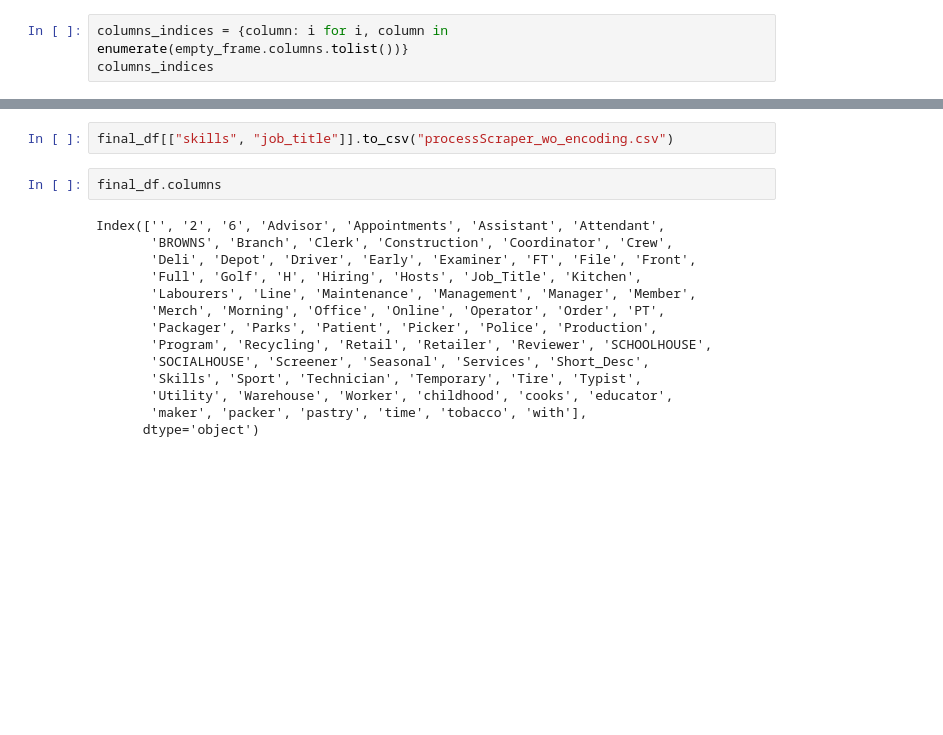
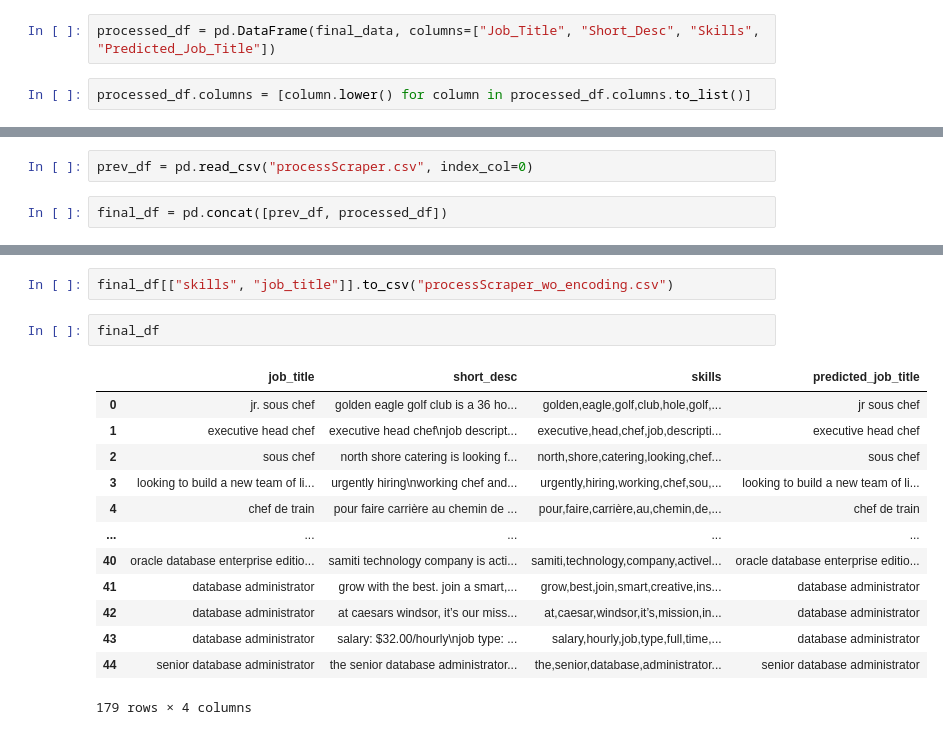
Before and after one commit to harris222/jobComparison, a Jupyter notebook: theScraper/processScraper.ipynb, the cells around one changed output, grey strips where cells are left out. Saved outputs shown, nothing was run; the diff lists cells and outputs as text; blank space fills up the shorter version.

Commit message:
Scraped database administrator, data analyst, software developer, and chef

```diff
--- a/theScraper/processScraper.ipynb
+++ b/theScraper/processScraper.ipynb
@@ -138,3 +152,4 @@ empty_frame.columns.tolist()
+# %%
+processed_df = pd.DataFrame(final_data, columns=["Job_Title", "Short_Desc", "Skills", "Predicted_Job_Title"])
 # %%
-columns_indices = {column: i for i, column in enumerate(empty_frame.columns.tolist())}
-columns_indices
+processed_df.columns = [column.lower() for column in processed_df.columns.to_list()]
@@ -249,20 +173,24 @@ Index(['', '2', '6', 'advisor', 'appointments', 'assistant', 'attendant',
+# %%
+prev_df = pd.read_csv("processScraper.csv", index_col=0)
+# %%
+final_df = pd.concat([prev_df, processed_df])
 # %%
 final_df.to_csv("processScraper.csv")
 # %%
 final_df[["skills", "job_title"]].to_csv("processScraper_wo_encoding.csv")
 # %%
-final_df.columns
+final_df
 # %% [output]
+|  | job_title | short_desc | skills | predicted_job_title |
+| 0 | jr. sous chef | golden eagle golf club is a 36 ho... | golden,eagle,golf,club,hole,golf,... | jr sous chef |
+| 1 | executive head chef | executive head chef\njob descript... | executive,head,chef,job,descripti... | executive head chef |
+| 2 | sous chef | north shore catering is looking f... | north,shore,catering,looking,chef... | sous chef |
+| 3 | looking to build a new team of li... | urgently hiring\nworking chef and... | urgently,hiring,working,chef,sou,... | looking to build a new team of li... |
+| 4 | chef de train | pour faire carrière au chemin de ... | pour,faire,carrière,au,chemin,de,... | chef de train |
+| ... | ... | ... | ... | ... |
+| 40 | oracle database enterprise editio... | samiti technology company is acti... | samiti,technology,company,activel... | oracle database enterprise editio... |
+| 41 | database administrator | grow with the best. join a smart,... | grow,best,join,smart,creative,ins... | database administrator |
+| 42 | database administrator | at caesars windsor, it’s our miss... | at,caesar,windsor,it’s,mission,in... | database administrator |
+| 43 | database administrator | salary: $32.00/hourly\njob type: ... | salary,hourly,job,type,full,time,... | database administrator |
+| 44 | senior database administrator | the senior database administrator... | the,senior,database,administrator... | senior database administrator |
-Index(['', '2', '6', 'Advisor', 'Appointments', 'Assistant', 'Attendant',
-       'BROWNS', 'Branch', 'Clerk', 'Construction', 'Coordinator', 'Crew',
-       'Deli', 'Depot', 'Driver', 'Early', 'Examiner', 'FT', 'File', 'Front',
-       'Full', 'Golf', 'H', 'Hiring', 'Hosts', 'Job_Title', 'Kitchen',
-       'Labourers', 'Line', 'Maintenance', 'Management', 'Manager', 'Member',
-       'Merch', 'Morning', 'Office', 'Online', 'Operator', 'Order', 'PT',
-       'Packager', 'Parks', 'Patient', 'Picker', 'Police', 'Production',
-       'Program', 'Recycling', 'Retail', 'Retailer', 'Reviewer', 'SCHOOLHOUSE',
-       'SOCIALHOUSE', 'Screener', 'Seasonal', 'Services', 'Short_Desc',
-       'Skills', 'Sport', 'Technician', 'Temporary', 'Tire', 'Typist',
-       'Utility', 'Warehouse', 'Worker', 'childhood', 'cooks', 'educator',
-       'maker', 'packer', 'pastry', 'time', 'tobacco', 'with'],
-      dtype='object')
+179 rows × 4 columns
```
Also changed, not shown: parts of 14 cells of this notebook, 4 other files.
